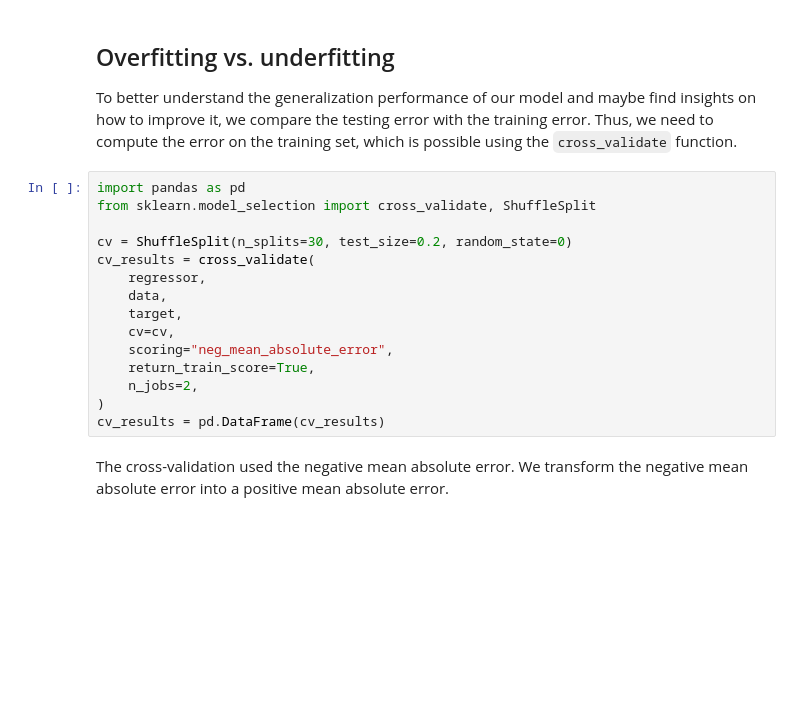
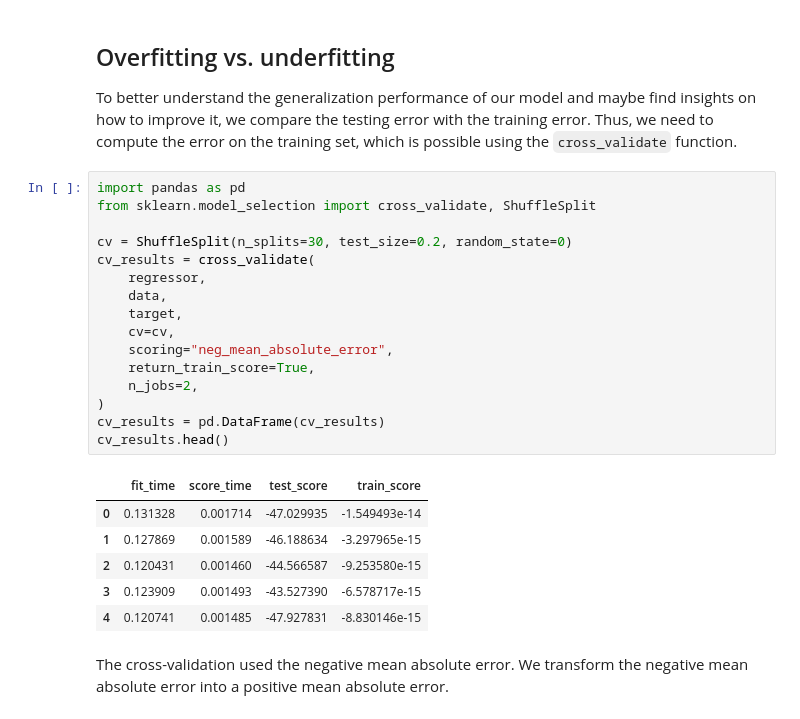
Before and after one commit to danielliu2707/MoocCourse, a Jupyter notebook: notebooks/2_01_cross_validation_validation_curve.ipynb, the cells around one changed output. Cells and saved outputs as stored; diff of their text form; blank space fills up the shorter version.

```diff
--- a/notebooks/2_01_cross_validation_validation_curve.ipynb
+++ b/notebooks/2_01_cross_validation_validation_curve.ipynb
@@ -36,18 +36,26 @@ is possible using the `cross_validate` function.
 # %%
 import pandas as pd
 from sklearn.model_selection import cross_validate, ShuffleSplit
 
 cv = ShuffleSplit(n_splits=30, test_size=0.2, random_state=0)
 cv_results = cross_validate(
     regressor,
     data,
     target,
     cv=cv,
     scoring="neg_mean_absolute_error",
     return_train_score=True,
     n_jobs=2,
 )
 cv_results = pd.DataFrame(cv_results)
+cv_results.head()
+# %% [output]
+|  | fit_time | score_time | test_score | train_score |
+| 0 | 0.131328 | 0.001714 | -47.029935 | -1.549493e-14 |
+| 1 | 0.127869 | 0.001589 | -46.188634 | -3.297965e-15 |
+| 2 | 0.120431 | 0.001460 | -44.566587 | -9.253580e-15 |
+| 3 | 0.123909 | 0.001493 | -43.527390 | -6.578717e-15 |
+| 4 | 0.120741 | 0.001485 | -47.927831 | -8.830146e-15 |
 # %% [markdown]
 The cross-validation used the negative mean absolute error. We transform the
 negative mean absolute error into a positive mean absolute error.
```
Also changed, not shown: parts of 4 cells of this notebook, 2 other files.
